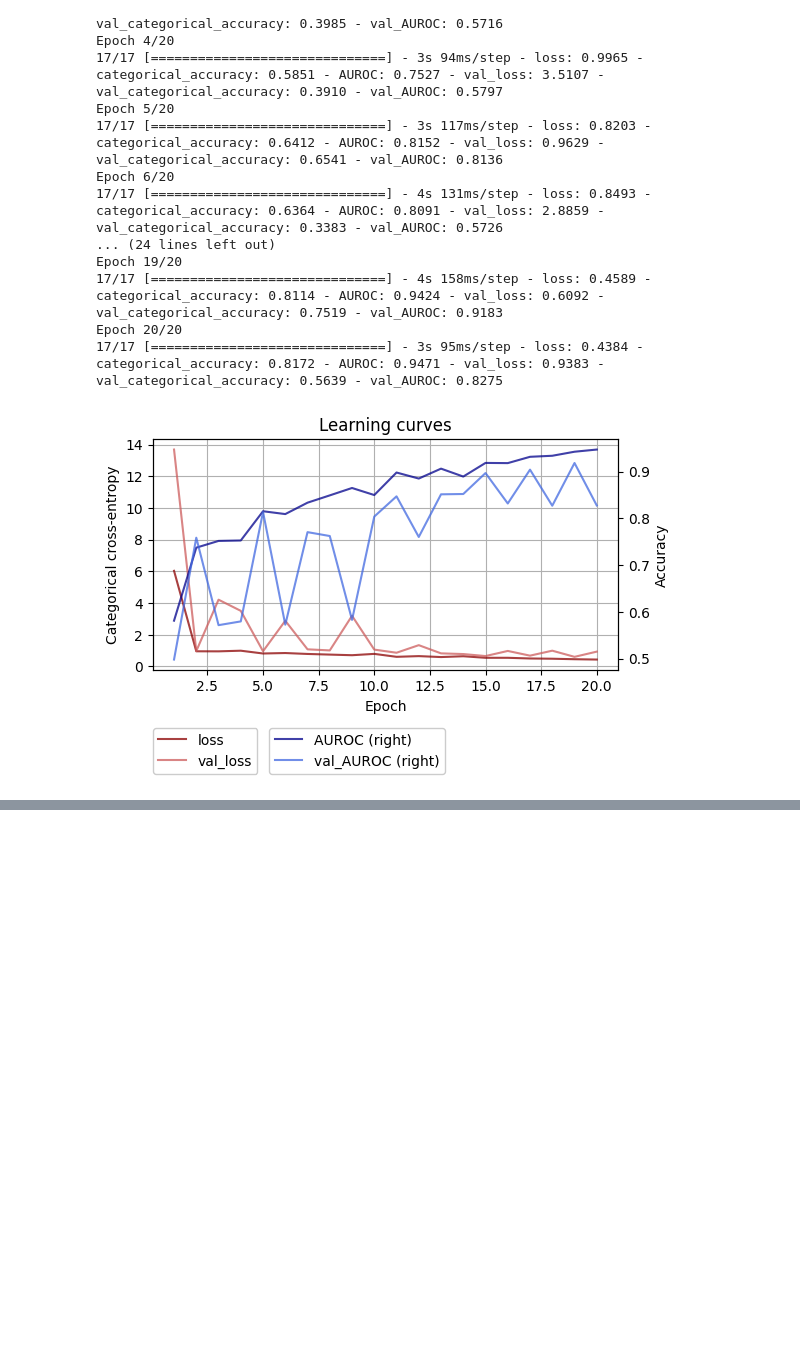
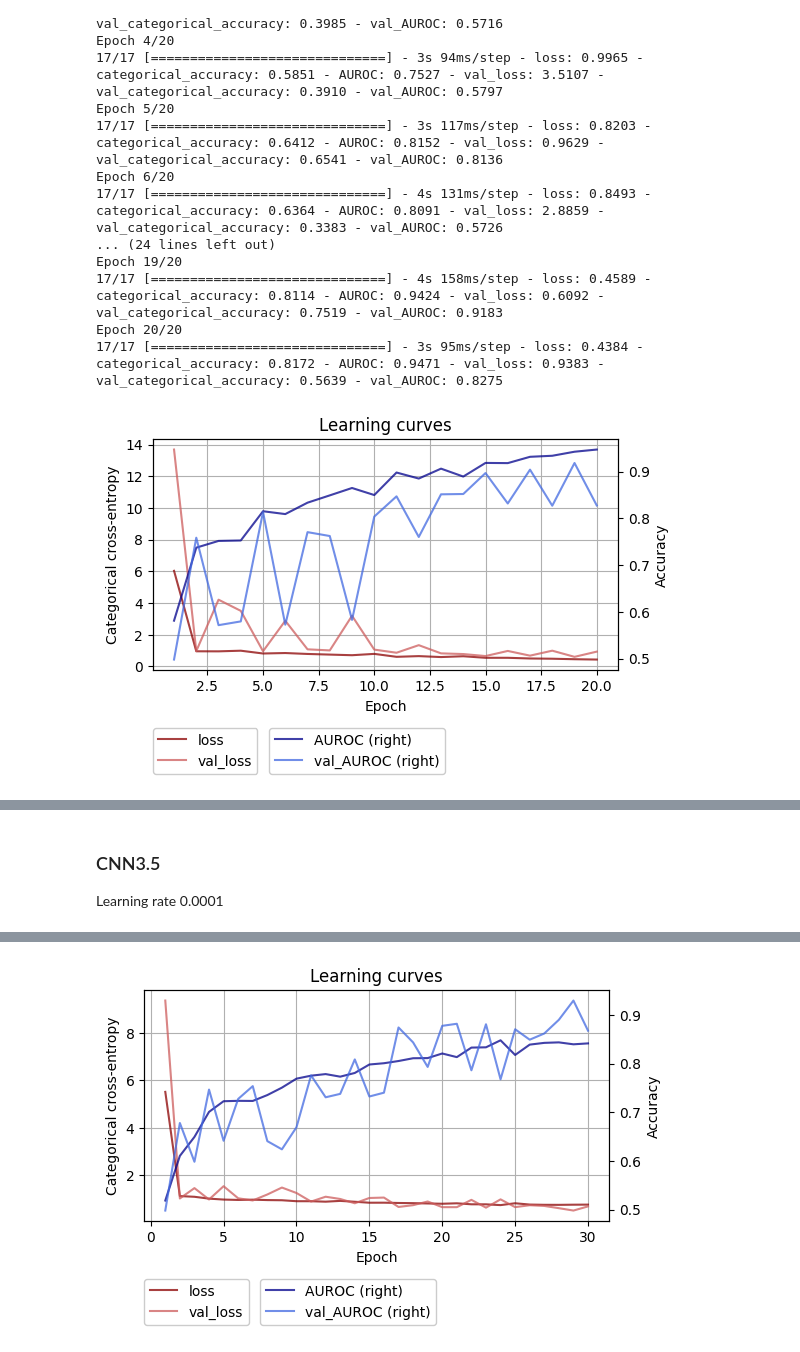
Before and after one commit to iryna-savchuk/DL_project, a Jupyter notebook: 3_1_model_handcrafted.ipynb, the cells around one changed output, grey strips where cells are left out. Drawn from its saved outputs; the diff is of its cells as text; code cells hidden in the pictures; blank space fills up the shorter version.

```diff
--- a/3_1_model_handcrafted.ipynb
+++ b/3_1_model_handcrafted.ipynb
@@ -1326,0 +1496,66 @@ Epoch 20/20
+# %% [markdown]
+### CNN3.5
+Learning rate 0.0001
+# %%
+# Defines input shape from image size
+input_shape = (*image_size, 3)
+dropout_rate = 0.3
+# Architecture V3.5
+cnn3_5 = Sequential([# The input layer
+                   layers.Input(input_shape),
+                   # Data augmentation
+                   augmentation,
+                   # Feature extraction
+                   layers.BatchNormalization(),
+                   ## P1
+                   layers.Conv2D(filters=96, kernel_size=(11, 11), strides=(4, 4),
+                                 kernel_initializer=initializers.GlorotNormal(seed=seed)),
+                   layers.BatchNormalization(),
+                   layers.Activation("relu"),
+                   layers.MaxPooling2D(pool_size=(3, 3), strides=(2, 2)),
+                   ## P2
+                   layers.Conv2D(filters=256, kernel_size=(5, 5), padding="same",
+                                 kernel_initializer=initializers.GlorotNormal(seed=seed)),
+                   layers.Activation("relu"),
+                   layers.MaxPooling2D(pool_size=(3, 3), strides=(2, 2)),
+                   layers.Conv2D(filters=256, kernel_size=(3, 3), padding="same",
+                                 kernel_initializer=initializers.GlorotNormal(seed=seed)),
+                   layers.Activation("relu"),
+                   layers.MaxPooling2D(pool_size=(3, 3), strides=(2, 2)),
+                   # From a HxWxC cuboid to a (C) vector per image
+                   layers.GlobalAveragePooling2D(),
+                   # Classification
+                   layers.Dropout(dropout_rate),
+                   layers.Dense(units=3, activation="softmax",
+                                kernel_regularizer = regularizers.L2(l2=1e-4),
+                                bias_regularizer = regularizers.L2(1e-4),
+                                kernel_initializer=initializers.GlorotNormal(seed=seed))],
+                   name="CNN-V3.5")
+
+# Compiles the model for training.
+learning_rate = 0.0001
+cnn3_5.compile(loss="categorical_crossentropy",
+             optimizer=optimizers.RMSprop(learning_rate=learning_rate),
+             metrics=[metrics.CategoricalAccuracy(name='categorical_accuracy'),
+                      metrics.AUC(name='AUROC')])
+
+# Model training
+epochs = 30
+history3_5 = cnn3_5.fit(ds_train, epochs=epochs, validation_data=ds_validation)
+
+# Create DataFrame object
+df_hist = pd.DataFrame.from_dict(history3_5.history)
+df_hist["Epoch"] = np.arange(1, len(df_hist) + 1, 1)
+# Plot learning curves
+secondary_y = ["AUROC", "val_AUROC"] # ["accuracy", "val_accuracy"]
+ax = df_hist.plot(x="Epoch", y=['loss', 'val_loss'] + secondary_y,
+                  secondary_y = secondary_y,
+                  kind="line", figsize=(6, 3), grid=True, legend=True,
+                  ylabel="Categorical cross-entropy",
+                  xlabel="Epoch", title="Learning curves",
+                  color=['darkred', 'indianred', "darkblue", "royalblue"], alpha=0.75, fontsize=10)
+ax.right_ax.set_ylabel("Accuracy")
+ax.right_ax.legend(loc=(0.25, -0.45), framealpha=1.0)
+ax.legend(loc=(0, -0.45), framealpha=1.0)
+plt.show()
+# %% [output]
@@ -1326,0 +1579 @@ Epoch 20/20
+[figure, added]
```
Also changed, not shown: parts of 10 cells of this notebook.
